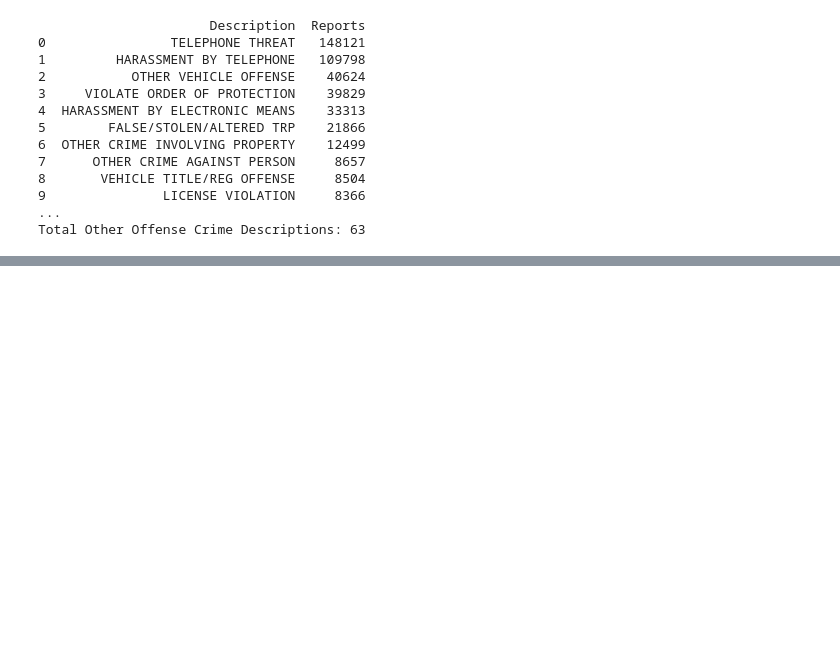
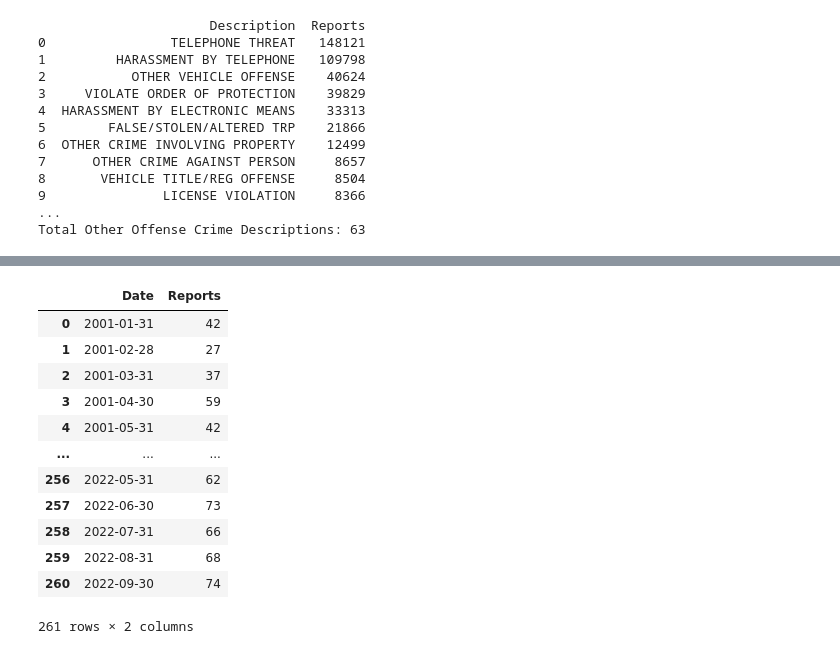
Before and after one commit to RandomFractals/chicago-crimes, a Jupyter notebook: notebooks/chicago-crimes-altair.ipynb, the cells around one changed output, grey strips where cells are left out. Cells and saved outputs as stored; diff of their text form; code cells hidden in the pictures; blank space fills up the shorter version.

Commit message:
add monthly homicide reports chart to alt. ipynb (#32)

```diff
--- a/notebooks/chicago-crimes-altair.ipynb
+++ b/notebooks/chicago-crimes-altair.ipynb
@@ -361,3 +361,25 @@ alt.Chart(other_offense_crimes[0:20]).mark_bar().encode(
 ).properties(title='Top 20 Other Offense Chicago Crime Reports - 2001-2022')
 # %% [output]
 [interactive output not drawn]
+# %%
+# get homicides
+homicides = crimes[crimes['Primary Type'] == 'HOMICIDE']['Primary Type']
+
+# create monthly homicide counts
+monthly_homicides = homicides.resample('M').count().to_frame(name='Reports')
+monthly_homicides = monthly_homicides.reset_index()
+monthly_homicides
+# %% [output]
+|  | Date | Reports |
+| 0 | 2001-01-31 | 42 |
+| 1 | 2001-02-28 | 27 |
+| 2 | 2001-03-31 | 37 |
+| 3 | 2001-04-30 | 59 |
+| 4 | 2001-05-31 | 42 |
+| ... | ... | ... |
+| 256 | 2022-05-31 | 62 |
+| 257 | 2022-06-30 | 73 |
+| 258 | 2022-07-31 | 66 |
+| 259 | 2022-08-31 | 68 |
+| 260 | 2022-09-30 | 74 |
+261 rows × 2 columns
```
Also changed, not shown: parts of 1 cell of this notebook.
